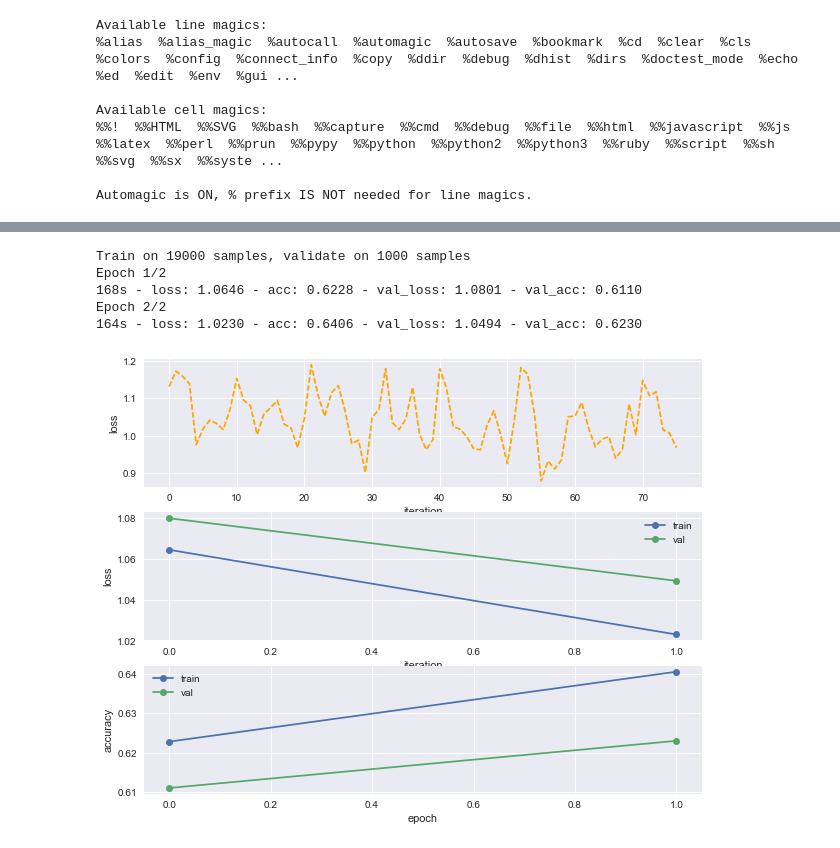
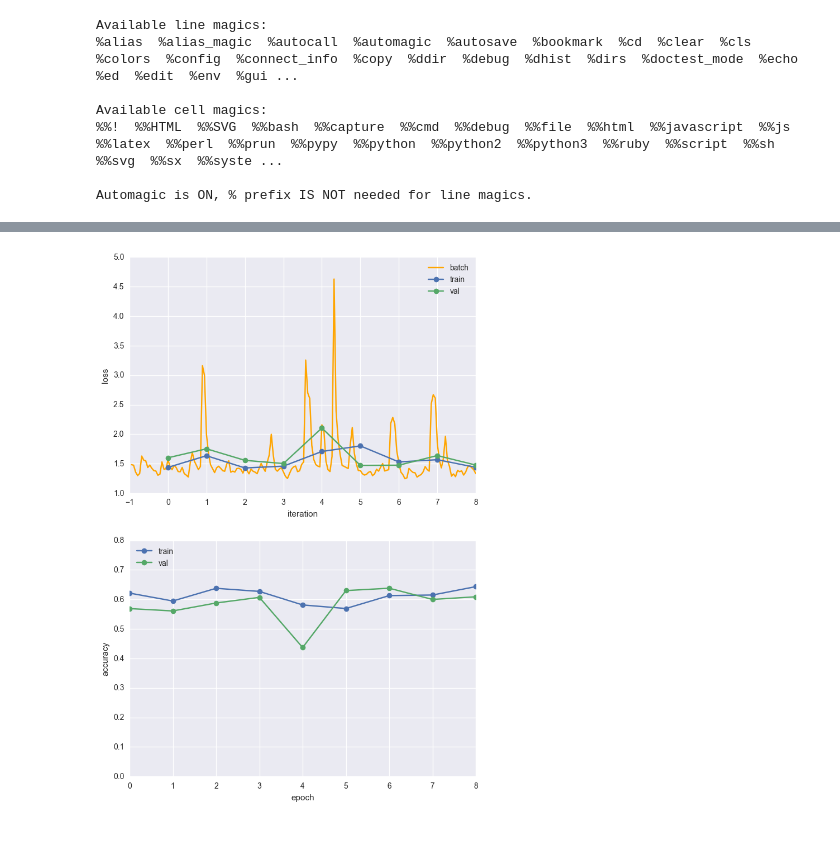
Before and after one commit to probe301/kaggle, a Jupyter notebook: Keras_tutorials/Keras CIFAR10 CNN.ipynb, the cells around one changed output, grey strips where cells are left out. Cells and saved outputs as stored; diff of their text form; code cells hidden in the pictures.

```diff
--- a/Keras_tutorials/Keras CIFAR10 CNN.ipynb
+++ b/Keras_tutorials/Keras CIFAR10 CNN.ipynb
@@ -269,9 +277,23 @@ Available cell magics:
 
 Automagic is ON, % prefix IS NOT needed for line magics.
 # %%
+
+# print(logs)
+# {'size': 500, 'acc': 0.31600001, 'batch': 0, 'loss': 1.9779361}
 class BatchLossHistory(keras.callbacks.Callback):
     def on_train_begin(self, logs={}):
         self.batch_loss = []
+        self.train_loss = []
+        self.val_loss = []
+        self.train_acc = []
+        self.val_acc = []
     def on_batch_end(self, batch, logs={}):
         self.batch_loss.append(logs.get('loss'))
+    def on_epoch_end(self, epoch, logs={}):
+        self.train_loss.append(logs.get('loss'))
+        self.val_loss.append(logs.get('val_loss'))
+        self.train_acc.append(logs.get('acc'))
+        self.val_acc.append(logs.get('val_acc'))
+
+# init
 batch_loss_history = BatchLossHistory()
@@ -278,18 +354,6 @@ batch_loss_history = BatchLossHistory()
 # %%
-batch_size = 500
-nb_epoch = 2
-data_augmentation = False
-
-
-if not data_augmentation:
-    hist = model.fit(X_train, Y_train,
-                     batch_size=batch_size,
-                     nb_epoch=nb_epoch,
-                     validation_data=(X_val, Y_val),
-                     shuffle=True,
-                     verbose=2,
-                     callbacks=[batch_loss_history],
-                     )
+# for data augmentation
+# not used for now
 
 else:
     print('Using real-time data augmentation.')
@@ -316,9 +380,3 @@ else:
                         samples_per_epoch=X_train.shape[0],
                         nb_epoch=nb_epoch,
                         validation_data=(X_val, Y_val))
-# %% [output]
-Train on 19000 samples, validate on 1000 samples
-Epoch 1/2
-168s - loss: 1.0646 - acc: 0.6228 - val_loss: 1.0801 - val_acc: 0.6110
-Epoch 2/2
-164s - loss: 1.0230 - acc: 0.6406 - val_loss: 1.0494 - val_acc: 0.6230
@@ -332,22 +383,24 @@ plt.rcParams['image.cmap'] = 'gray'
 # %%
-plt.subplot(3, 1, 1)
-plt.plot(batch_loss_history.batch_loss, '--', color='orange')
+plt.subplot(2, 1, 1)
+
+epochs = len(batch_loss_history.train_loss)
+batchs = len(batch_loss_history.batch_loss)
+batchs_per_epoch = batchs/epochs
+xs = np.arange(0, batchs)/batchs*epochs-(1-1/batchs_per_epoch)
+plt.plot(xs, batch_loss_history.batch_loss, '-', color='orange')
+plt.plot(batch_loss_history.train_loss, '-o')
+plt.plot(batch_loss_history.val_loss, '-o')
+plt.legend(['batch', 'train', 'val'], loc='upper right')
 plt.xlabel('iteration')
 plt.ylabel('loss')
 
-plt.subplot(3, 1, 2)
-plt.plot(hist.history['loss'], '-o')
-plt.plot(hist.history['val_loss'], '-o')
-plt.legend(['train', 'val'], loc='upper right')
-plt.xlabel('iteration')
-plt.ylabel('loss')
-
-plt.subplot(3, 1, 3)
-plt.plot(hist.history['acc'], '-o')
-plt.plot(hist.history['val_acc'], '-o')
+ax = plt.subplot(2, 1, 2)
+plt.plot(batch_loss_history.train_acc, '-o')
+plt.plot(batch_loss_history.val_acc, '-o')
 plt.legend(['train', 'val'], loc='upper left')
 plt.xlabel('epoch')
 plt.ylabel('accuracy')
+ax.set_ylim((0.0, 0.8))
 plt.show()
 # %% [output]
-[figure, old version]
+[figure, new version]
```
Also changed, not shown: parts of 7 cells of this notebook.
